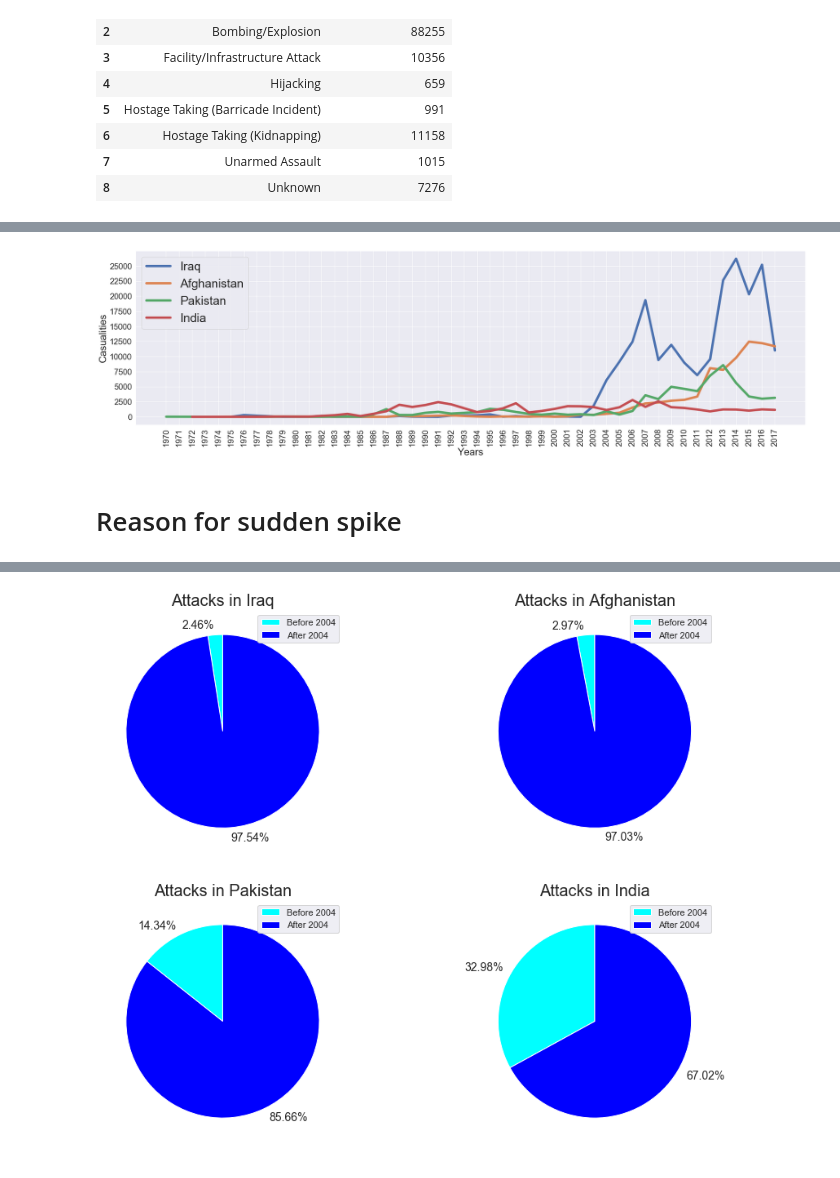
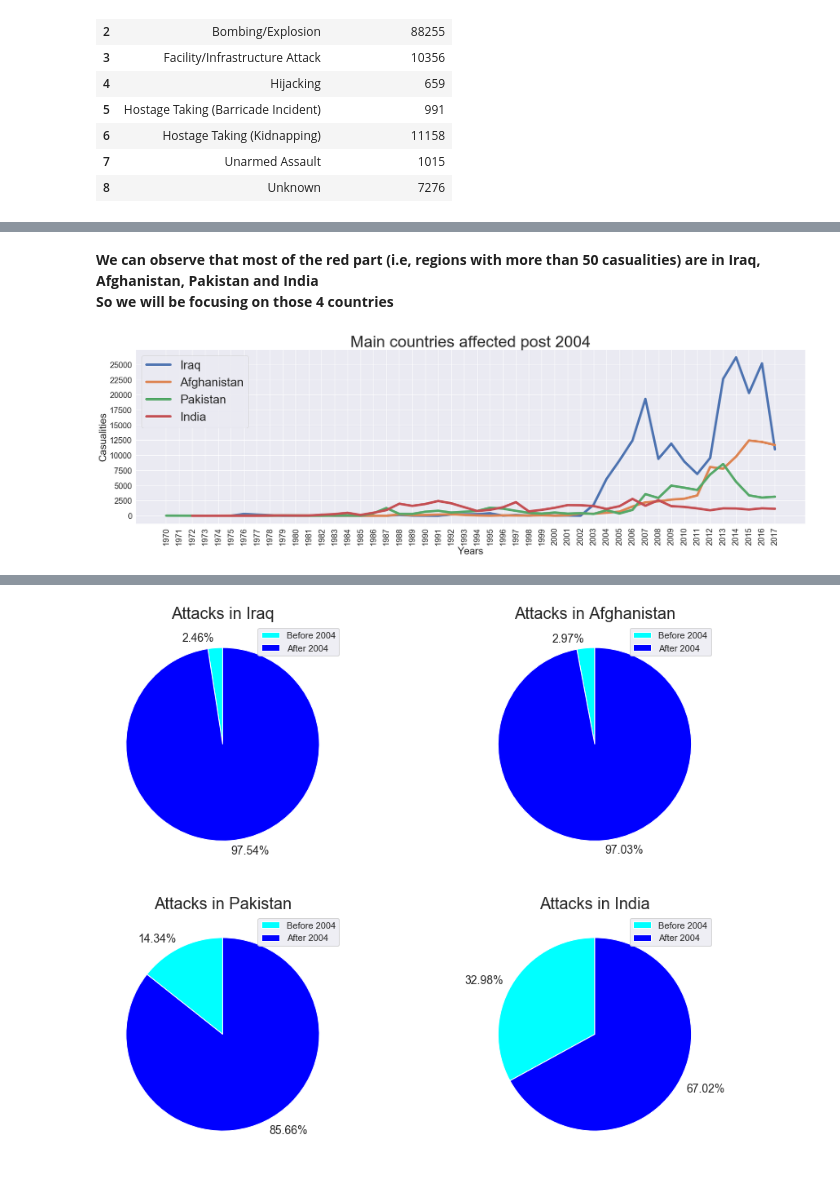
Before and after one commit to bhanuprakash-7/Global_Terrorsim_EDA, a Jupyter notebook: GlobalTerrorismEDA.ipynb, the cells around one changed output, grey strips where cells are left out. Drawn from its saved outputs; the diff is of its cells as text; code cells hidden in the pictures.

```diff
--- a/GlobalTerrorismEDA.ipynb
+++ b/GlobalTerrorismEDA.ipynb
@@ -62,11 +112,0 @@ terror.tail()
-# %%
-row_count,col_count = terror.shape
-columns = list(terror.columns)
-df = pd.DataFrame(columns = [])
-for i in range(col_count):
-    null_count = terror.isnull().sum()[i]*100/row_count
-    print(f'{columns[i]} has {int(null_count)}% of missing values')
-    if null_count < 30:
-        df[columns[i]] = terror[columns[i]]
-    else:
-        print(columns[i])
@@ -198,11 +184,3 @@ Years that have highest number of attacks
 | 22 | 1992 | 5071 |
 | 39 | 2010 | 4826 |
 | 37 | 2008 | 4805 |
-# %%
-sns.set(font_scale = 1.8)
-plt.figure(figsize=(25, 10))
-temp = df.groupby('Year')['event_id'].count().reset_index()
-temp.rename(columns = {'event_id':'No.of attacks'},inplace=True)
-sns.barplot(x='Year',y='No.of attacks',data = temp)
-plt.xticks(rotation=90)
-plt.show()
@@ -267,0 +242,10 @@ plt.show()
+# %%
+#Plotting the years and no.of attacks in that year
+sns.set(font_scale = 2)
+plt.figure(figsize=(25, 7))
+temp = df.groupby('Year')['event_id'].count().reset_index()
+temp.rename(columns = {'event_id':'No.of attacks'},inplace=True)
+sns.barplot(x='Year',y='No.of attacks',data = temp)
+plt.title('Year vs Attacks',fontsize=40)
+plt.xticks(rotation=90)
+plt.show()
@@ -268,3 +325,5 @@ plt.show()
+# %% [markdown]
+<b>We can observe that most of the red part (i.e, regions with more than 50 casualities) are in Iraq, Afghanistan, Pakistan and India <br> So we will be focusing on those 4 countries</b>
 # %%
 df['Casualities'] = df['Deaths']+df['Wounds']
 Iraq_data = df[df['Country']=='Iraq'].groupby('Year')['Casualities'].sum().reset_index()
@@ -272,22 +331,22 @@ Afg_data = df[df['Country']=='Afghanistan'].groupby('Year')['Casualities'].sum()
 Pak_data = df[df['Country']=='Pakistan'].groupby('Year')['Casualities'].sum().reset_index()
 Ind_data = df[df['Country']=='India'].groupby('Year')['Casualities'].sum().reset_index()
 # %%
+#Casualities of the 4 countries after and before 2004
 plt.figure(figsize=(30, 8))
 a = sns.lineplot(x='Year',y='Casualities',data=Iraq_data,linewidth = 6,label='Iraq')
 a = sns.lineplot(x='Year',y='Casualities',data=Afg_data,linewidth = 6,label='Afghanistan')
 a = sns.lineplot(x='Year',y='Casualities',data=Pak_data,linewidth = 6,label='Pakistan')
 a = sns.lineplot(x='Year',y='Casualities',data=Ind_data,linewidth = 6,label='India')
 sns.set(font_scale = 10)
 a.set_xticks(range(1970,2018))
 a.set_yticks(range(0,25001,2500))
 a.set_xticklabels(a.get_xticks(), size = 20)
 a.set_yticklabels(a.get_yticks(), size = 20)
 a.set_xlabel("Years", fontsize = 25)
 a.set_ylabel("Casualities", fontsize = 25)
+plt.title('Main countries affected post 2004',fontsize=40)
 plt.xticks(rotation=90)
 plt.legend(fontsize=30)
 plt.show()
 # %% [output]
-[figure, old version]
+[figure, new version]
-# %% [markdown]
-# Reason for sudden spike
```
Also changed, not shown: parts of 60 cells of this notebook.
